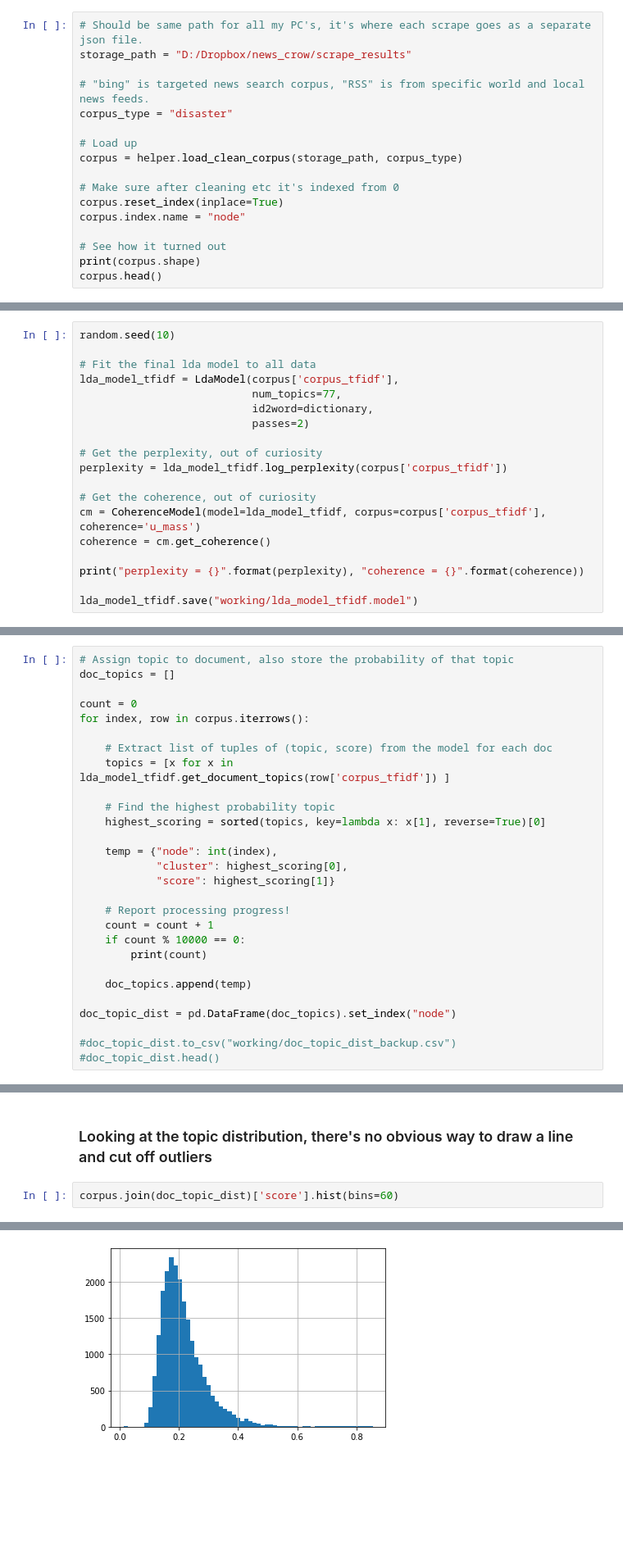
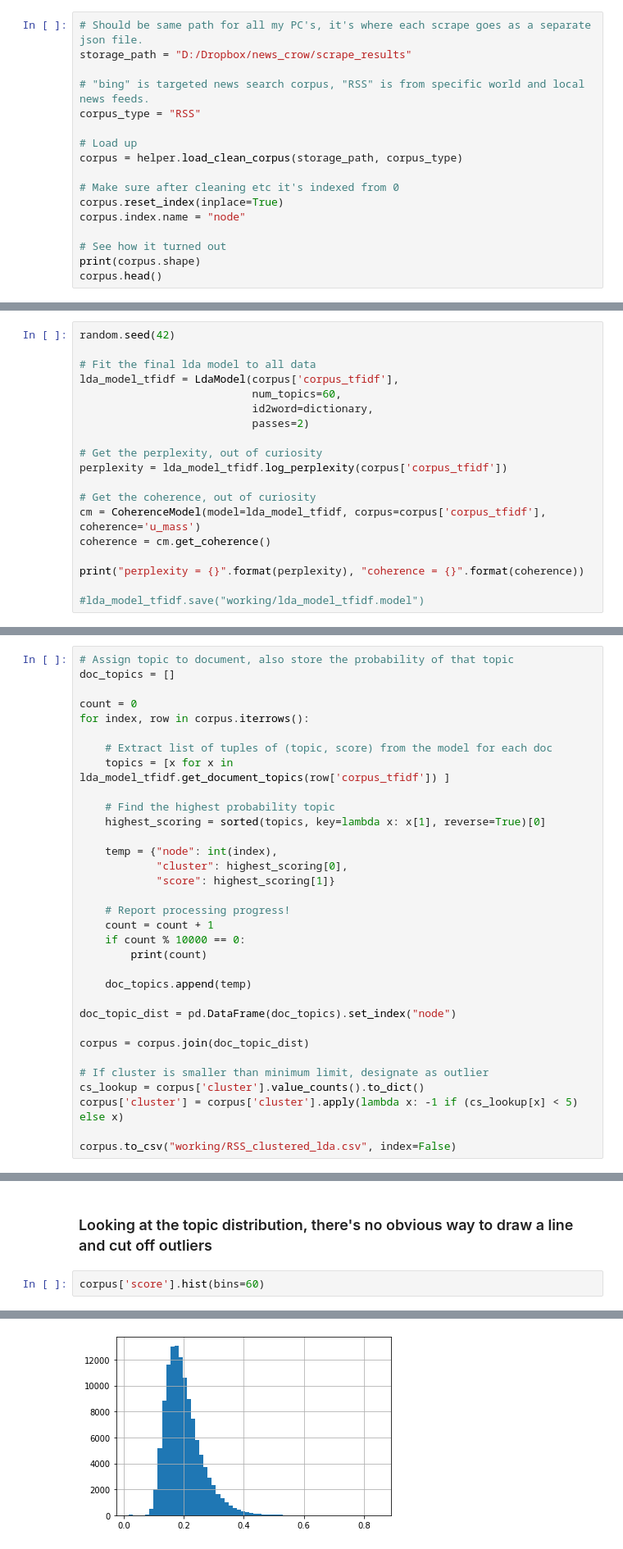
Before and after one commit to MartinChrisWood/news_crow, a Jupyter notebook: 03_topic_pipeline_LDA.ipynb, the cells around one changed output, grey strips where cells are left out. Shown at 82% size. Cells and saved outputs as stored; diff of their text form; blank space fills up the shorter version.

```diff
--- a/03_topic_pipeline_LDA.ipynb
+++ b/03_topic_pipeline_LDA.ipynb
@@ -43,7 +43,7 @@ The "RSS" corpus is plugged directly into a number of RSS feeds for world news s
 storage_path = "D:/Dropbox/news_crow/scrape_results"
 
 # "bing" is targeted news search corpus, "RSS" is from specific world and local news feeds.
-corpus_type = "disaster"
+corpus_type = "RSS"
 
 # Load up
 corpus = helper.load_clean_corpus(storage_path, corpus_type)
@@ -185,11 +185,11 @@ sns.scatterplot(x="topics", y="coherence", color="red", data=results)
 
 And parameters decided by test-time performance on perplexity and coherence.
 # %%
-random.seed(10)
+random.seed(42)
 
 # Fit the final lda model to all data
 lda_model_tfidf = LdaModel(corpus['corpus_tfidf'],
-                           num_topics=77,
+                           num_topics=60,
                            id2word=dictionary,
                            passes=2)
 
@@ -202,5 +202,5 @@ coherence = cm.get_coherence()
 
 print("perplexity = {}".format(perplexity), "coherence = {}".format(coherence))
 
-lda_model_tfidf.save("working/lda_model_tfidf.model")
+#lda_model_tfidf.save("working/lda_model_tfidf.model")
 # %% [output]
@@ -284,8 +288,13 @@ for index, row in corpus.iterrows():
 
 doc_topic_dist = pd.DataFrame(doc_topics).set_index("node")
 
-#doc_topic_dist.to_csv("working/doc_topic_dist_backup.csv")
-#doc_topic_dist.head()
+corpus = corpus.join(doc_topic_dist)
+
+# If cluster is smaller than minimum limit, designate as outlier
+cs_lookup = corpus['cluster'].value_counts().to_dict()
+corpus['cluster'] = corpus['cluster'].apply(lambda x: -1 if (cs_lookup[x] < 5) else x)
+
+corpus.to_csv("working/RSS_clustered_lda.csv", index=False)
 # %% [output]
 10000
 20000
@@ -294,7 +310,7 @@ corpus.join(doc_topic_dist).to_csv("working/disaster_clustered_lda.csv", index=F
 # %% [markdown]
 ### Looking at the topic distribution, there's no obvious way to draw a line and cut off outliers
 # %%
-corpus.join(doc_topic_dist)['score'].hist(bins=60)
+corpus['score'].hist(bins=60)
 # %% [output]
 <matplotlib.axes._subplots.AxesSubplot at 0x...>
-[figure, old version]
+[figure, new version]
```
Also changed, not shown: parts of 14 cells of this notebook, 8 other files.
